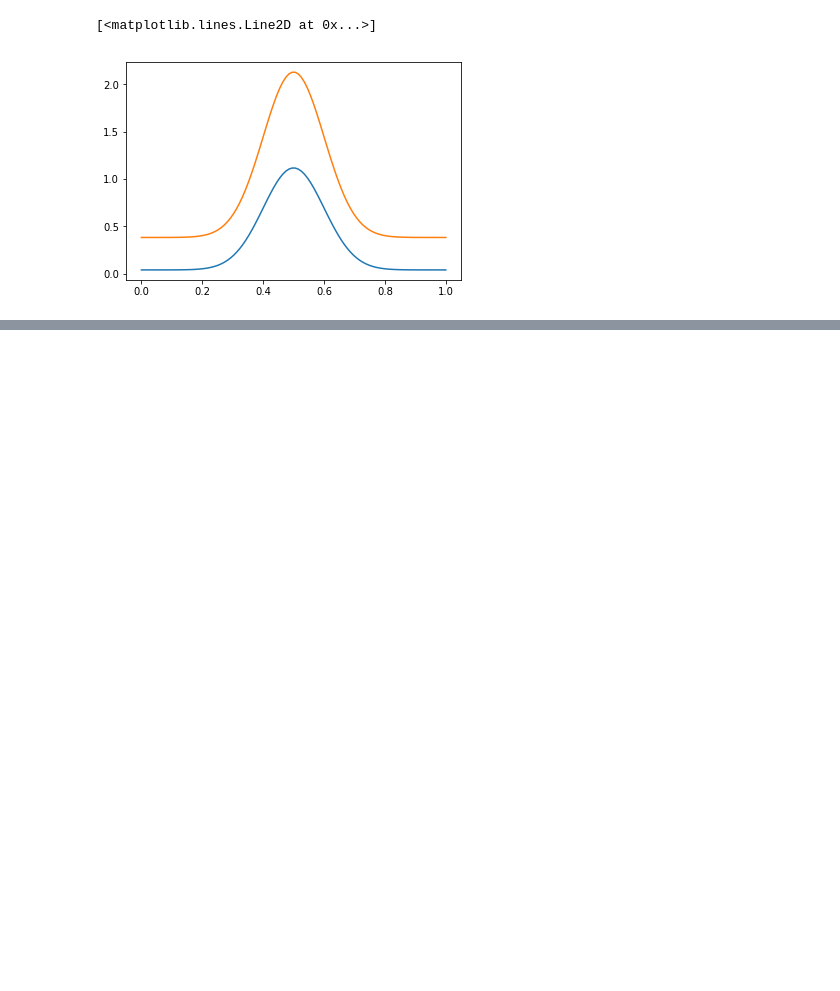
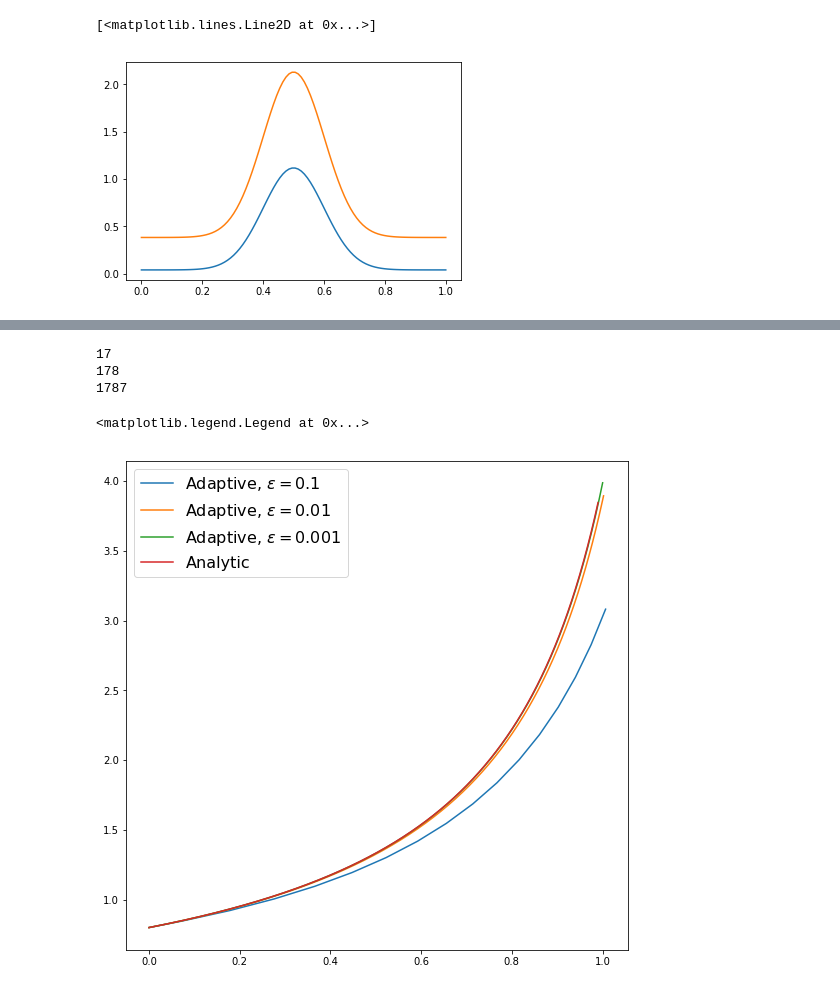
Before and after one commit to ianhi/AC274, a Jupyter notebook: HW/HW_2/HW 2.ipynb, the cells around one changed output, grey strips where cells are left out. Drawn from its saved outputs; the diff is of its cells as text; code cells hidden in the pictures; blank space fills up the shorter version.

```diff
--- a/HW/HW_2/HW 2.ipynb
+++ b/HW/HW_2/HW 2.ipynb
@@ -440,0 +501,49 @@ for it in range(1,Nsteps):
+# %%
+# adapative a la sauro
+
+
+def calc_ode_adap(t, epsilon, x0,q):
+
+    h = epsilon*x0*q
+    x = np.zeros([N_steps+1])
+    time_list = [0]
+    n_steps = 0
+    x = [x0]
+    i = 0
+    while time_list[-1] < 1:
+        i += 1
+        time_list.append(time_list[-1]+h)
+        x.append(h*x[i-1]**2+x[i-1])
+        if h < epsilon/x[i]:
+            h = epsilon *q/ x[i]
+    return time_list,x
+# %%
+plt.figure(figsize=(9,9))
+x0 = .8
+eps = .1
+t,x = calc_ode_adap(1,eps,x0,q=.9)
+print(len(t))
+plt.plot(t,x,label = r"Adaptive, $\epsilon = {:}$".format(eps))
+
+eps = .01
+t,x = calc_ode_adap(1,eps,x0,q=.9)
+print(len(t))
+plt.plot(t,x,label = r"Adaptive, $\epsilon = {:}$".format(eps))
+
+eps = .001
+t,x = calc_ode_adap(1,eps,x0,q=.9)
+print(len(t))
+plt.plot(t,x,label = r"Adaptive, $\epsilon = {:}$".format(eps))
+
+
+t = np.linspace(0,.99,N_steps)
+plt.plot(t,x_t(t,x0),label = "Analytic")
+# plt.ylim([0,100])
+# plt.xlim([.6,1])
+plt.legend(fontsize = 16)
+# %% [output]
+17
+178
+1787
+<matplotlib.legend.Legend at 0x...>
+[figure, added]
```
Also changed, not shown: parts of 6 cells of this notebook, 3 other files.
